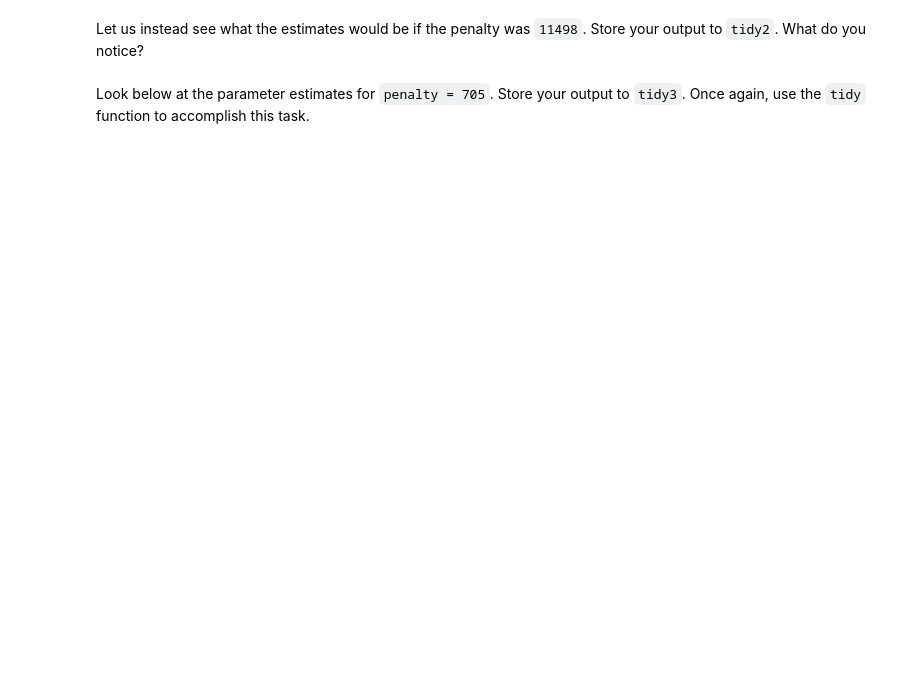
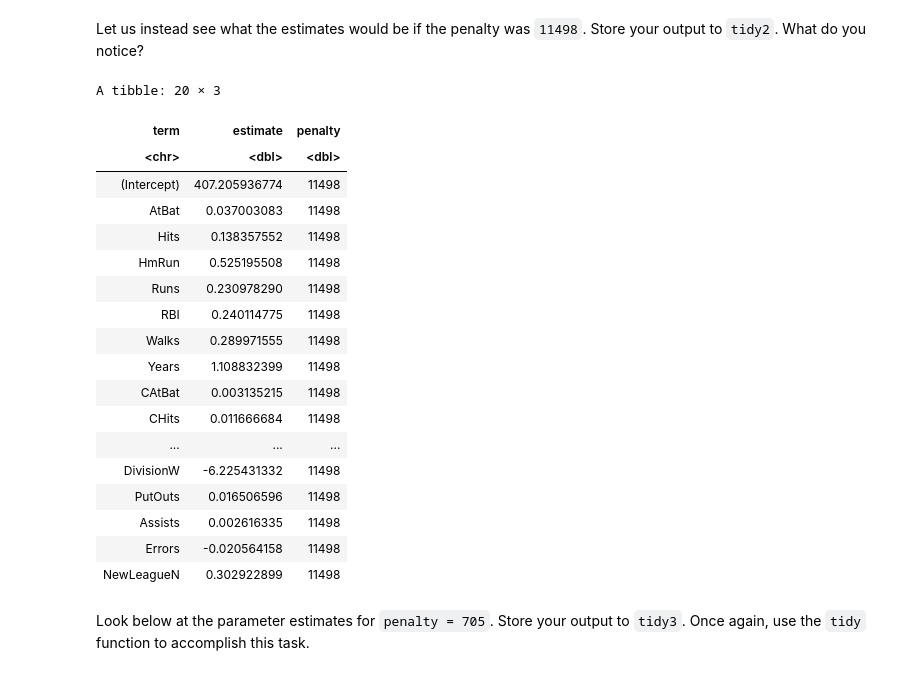
Before and after one commit to dennislamcv1/UniofColStatsLearning, a Jupyter notebook: Resampling, Selection and Splines/Ridge Regression Programming Assignment.ipynb, the cells around one changed output. Drawn from its saved outputs; the diff is of its cells as text; code cells hidden in the pictures; blank space fills up the shorter version.

```diff
--- a/Resampling, Selection and Splines/Ridge Regression Programming Assignment.ipynb
+++ b/Resampling, Selection and Splines/Ridge Regression Programming Assignment.ipynb
@@ -46,3 +90,37 @@ Let us instead see what the estimates would be if the penalty was `11498`. Store
+# %%
+# Specify the ridge regression model with penalty = 11498
+ridge_spec <- linear_reg(mixture = 0, penalty = 11498) %>%
+  set_mode("regression") %>%
+  set_engine("glmnet")
+
+# Fit the ridge regression model
+ridge_fit <- fit(ridge_spec, Salary ~ ., data = Hitters)
+
+# Inspect the model coefficients
+tidy2 <- tidy(ridge_fit)
+
+# View the results
+tidy2
+# %% [output]
+A tibble: 20 × 3
+| term | estimate | penalty |
+| <chr> | <dbl> | <dbl> |
+| (Intercept) | 407.205936774 | 11498 |
+| AtBat | 0.037003083 | 11498 |
+| Hits | 0.138357552 | 11498 |
+| HmRun | 0.525195508 | 11498 |
+| Runs | 0.230978290 | 11498 |
+| RBI | 0.240114775 | 11498 |
+| Walks | 0.289971555 | 11498 |
+| Years | 1.108832399 | 11498 |
+| CAtBat | 0.003135215 | 11498 |
+| CHits | 0.011666684 | 11498 |
+| ... | ... | ... |
+| DivisionW | -6.225431332 | 11498 |
+| PutOuts | 0.016506596 | 11498 |
+| Assists | 0.002616335 | 11498 |
+| Errors | -0.020564158 | 11498 |
+| NewLeagueN | 0.302922899 | 11498 |
 # %%
 # Hidden Tests
 # %% [markdown]
```
Also changed, not shown: parts of 27 cells of this notebook, 5 other files.
